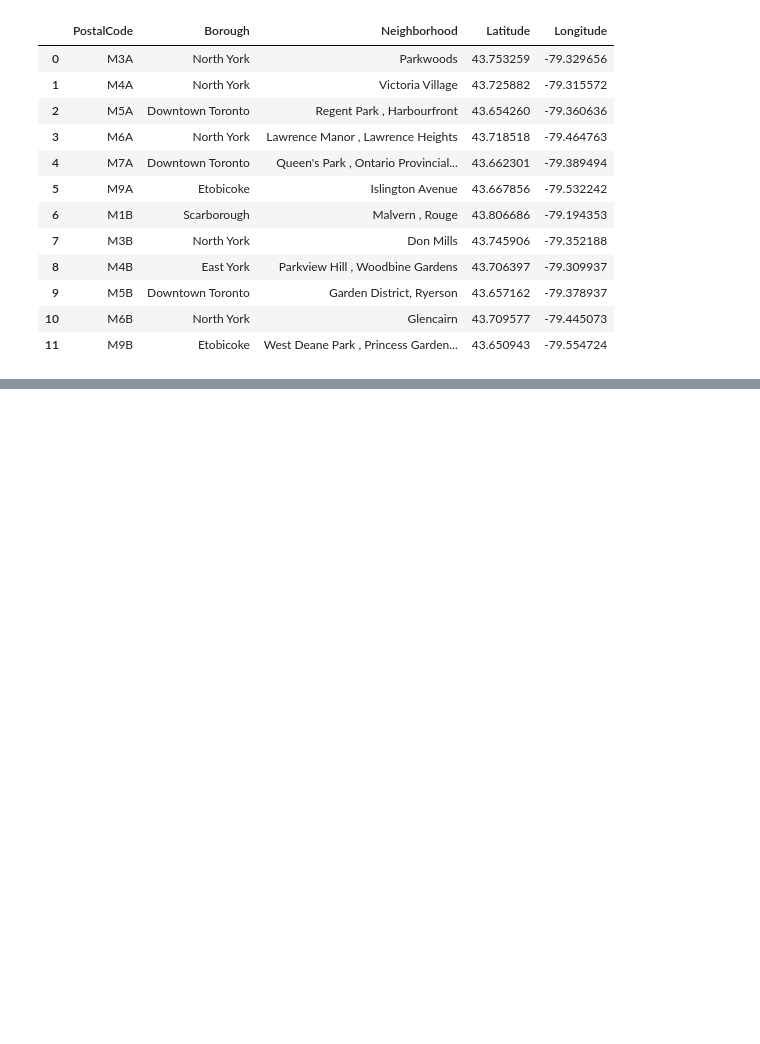
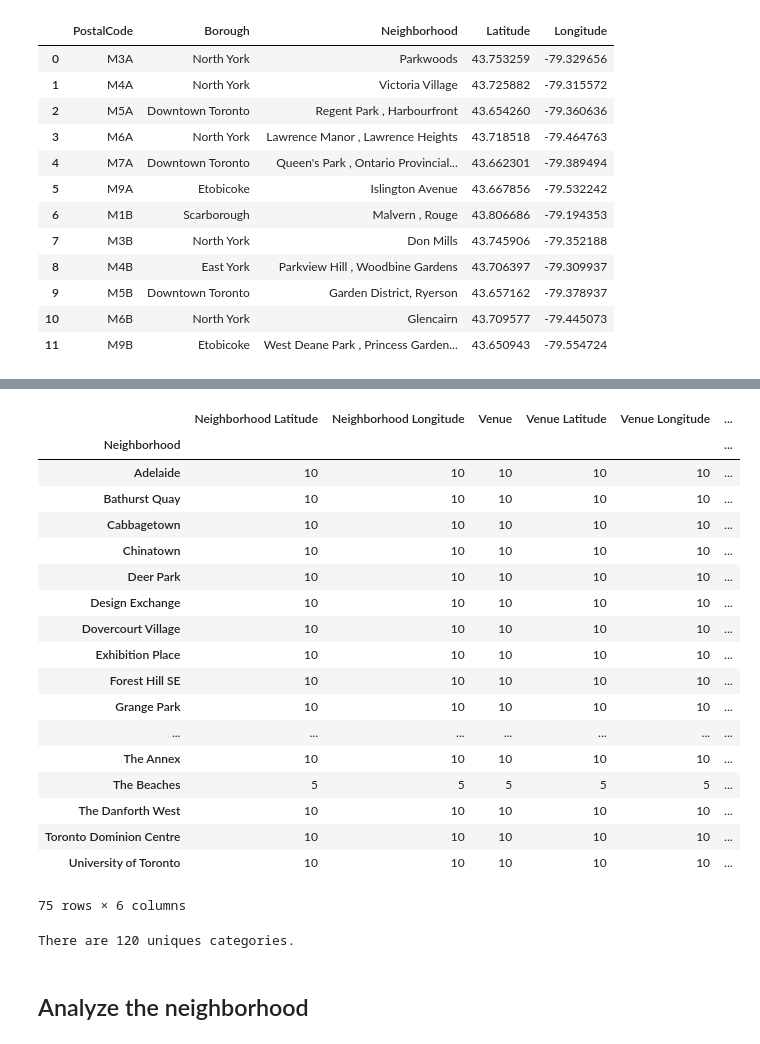
Before and after one commit to sarika1101/Coursera_Capstone, a Jupyter notebook: WEb scraping .ipynb, the cells around one changed output, grey strips where cells are left out. Saved outputs shown, nothing was run; the diff lists cells and outputs as text; code cells hidden in the pictures; blank space fills up the shorter version.

```diff
--- a/WEb scraping .ipynb
+++ b/WEb scraping .ipynb
@@ -248,0 +409,3 @@ df_merge.head(12)
+# %%
+results = requests.get(url).json()
+results
@@ -248,0 +432,12 @@ df_merge.head(12)
+# %%
+# function that extracts the category of the venue
+def get_category_type(row):
+    try:
+        categories_list = row['categories']
+    except:
+        categories_list = row['venue.categories']
+
+    if len(categories_list) == 0:
+        return None
+    else:
+        return categories_list[0]['name']
@@ -248,0 +446,16 @@ df_merge.head(12)
+# %%
+venues = results['response']['groups'][0]['items']
+
+nearby_venues = json_normalize(venues) # flatten JSON
+
+# filter columns
+filtered_columns = ['venue.name', 'venue.categories', 'venue.location.lat', 'venue.location.lng']
+nearby_venues =nearby_venues.loc[:, filtered_columns]
+
+# filter the category for each row
+nearby_venues['venue.categories'] = nearby_venues.apply(get_category_type, axis=1)
+
+# clean columns
+nearby_venues.columns = [col.split(".")[-1] for col in nearby_venues.columns]
+
+nearby_venues.head()
@@ -248,0 +516,7 @@ df_merge.head(12)
+# %%
+
+
+toronto_venues = getNearbyVenues(names=toronto_new['Neighborhood'],
+                                   latitudes=toronto_new['Latitude'],
+                                   longitudes=toronto_new['Longitude']
+                                  )
@@ -248,0 +534,28 @@ df_merge.head(12)
+# %%
+toronto_venues.groupby('Neighborhood').count()
+# %% [output]
+|  | Neighborhood Latitude | Neighborhood Longitude | Venue | Venue Latitude | Venue Longitude | ... |
+| Neighborhood |  |  |  |  |  | ... |
+| Adelaide | 10 | 10 | 10 | 10 | 10 | ... |
+| Bathurst Quay | 10 | 10 | 10 | 10 | 10 | ... |
+| Cabbagetown | 10 | 10 | 10 | 10 | 10 | ... |
+| Chinatown | 10 | 10 | 10 | 10 | 10 | ... |
+| Deer Park | 10 | 10 | 10 | 10 | 10 | ... |
+| Design Exchange | 10 | 10 | 10 | 10 | 10 | ... |
+| Dovercourt Village | 10 | 10 | 10 | 10 | 10 | ... |
+| Exhibition Place | 10 | 10 | 10 | 10 | 10 | ... |
+| Forest Hill SE | 10 | 10 | 10 | 10 | 10 | ... |
+| Grange Park | 10 | 10 | 10 | 10 | 10 | ... |
+| ... | ... | ... | ... | ... | ... | ... |
+| The Annex | 10 | 10 | 10 | 10 | 10 | ... |
+| The Beaches | 5 | 5 | 5 | 5 | 5 | ... |
+| The Danforth West | 10 | 10 | 10 | 10 | 10 | ... |
+| Toronto Dominion Centre | 10 | 10 | 10 | 10 | 10 | ... |
+| University of Toronto | 10 | 10 | 10 | 10 | 10 | ... |
+75 rows × 6 columns
+# %%
+print('There are {} uniques categories.'.format(len(toronto_venues['Venue Category'].unique())))
+# %% [output]
+There are 120 uniques categories.
+# %% [markdown]
+## Analyze the neighborhood
```
Also changed, not shown: parts of 56 cells of this notebook.
